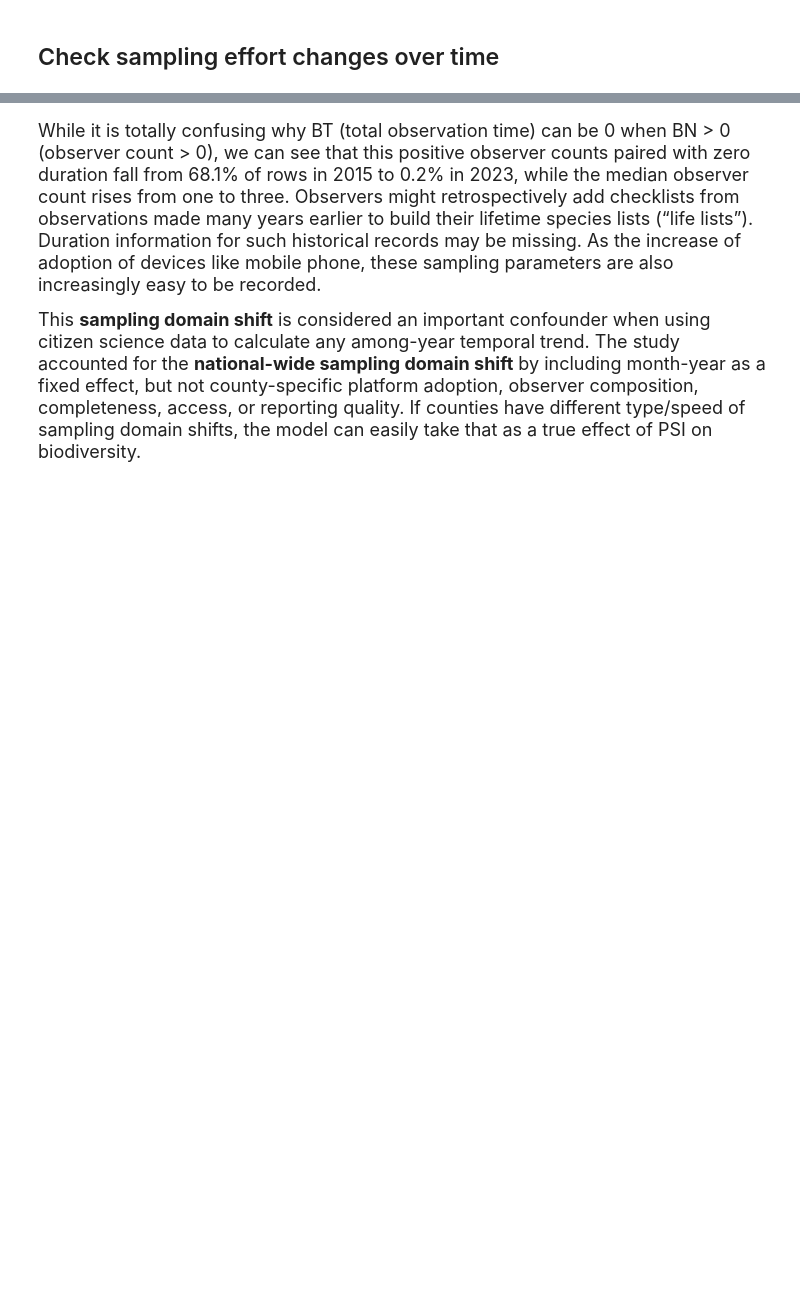
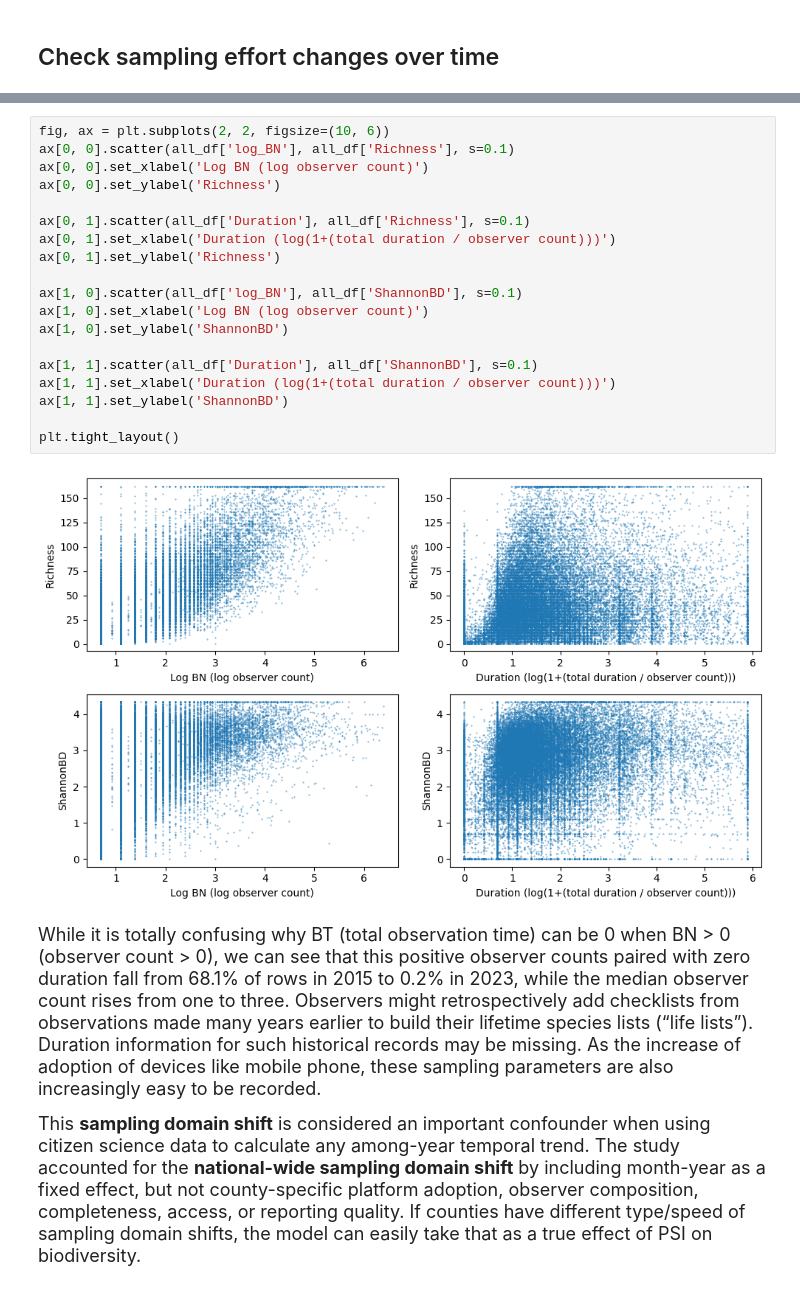
Before and after one commit to chenyangkang/reanalysis-Science-PSI-ShannonBD, a Jupyter notebook: scripts/02_citizen_science_sampling_reanalysis.ipynb, the cells around one changed output, grey strips where cells are left out. Drawn from its saved outputs; the diff is of its cells as text; blank space fills up the shorter version.

Commit message:
Update on analyses; add charts

```diff
--- a/scripts/02_citizen_science_sampling_reanalysis.ipynb
+++ b/scripts/02_citizen_science_sampling_reanalysis.ipynb
@@ -354,3 +360,24 @@ display(correlations)
+# %%
+fig, ax = plt.subplots(2, 2, figsize=(10, 6))
+ax[0, 0].scatter(all_df['log_BN'], all_df['Richness'], s=0.1)
+ax[0, 0].set_xlabel('Log BN (log observer count)')
+ax[0, 0].set_ylabel('Richness')
+
+ax[0, 1].scatter(all_df['Duration'], all_df['Richness'], s=0.1)
+ax[0, 1].set_xlabel('Duration (log(1+(total duration / observer count)))')
+ax[0, 1].set_ylabel('Richness')
+
+ax[1, 0].scatter(all_df['log_BN'], all_df['ShannonBD'], s=0.1)
+ax[1, 0].set_xlabel('Log BN (log observer count)')
+ax[1, 0].set_ylabel('ShannonBD')
+
+ax[1, 1].scatter(all_df['Duration'], all_df['ShannonBD'], s=0.1)
+ax[1, 1].set_xlabel('Duration (log(1+(total duration / observer count)))')
+ax[1, 1].set_ylabel('ShannonBD')
+
+plt.tight_layout()
+# %% [output]
+[figure, added]
 # %% [markdown]
 <font size="4">
 
```
Also changed, not shown: parts of 13 cells of this notebook, 3 other files.
